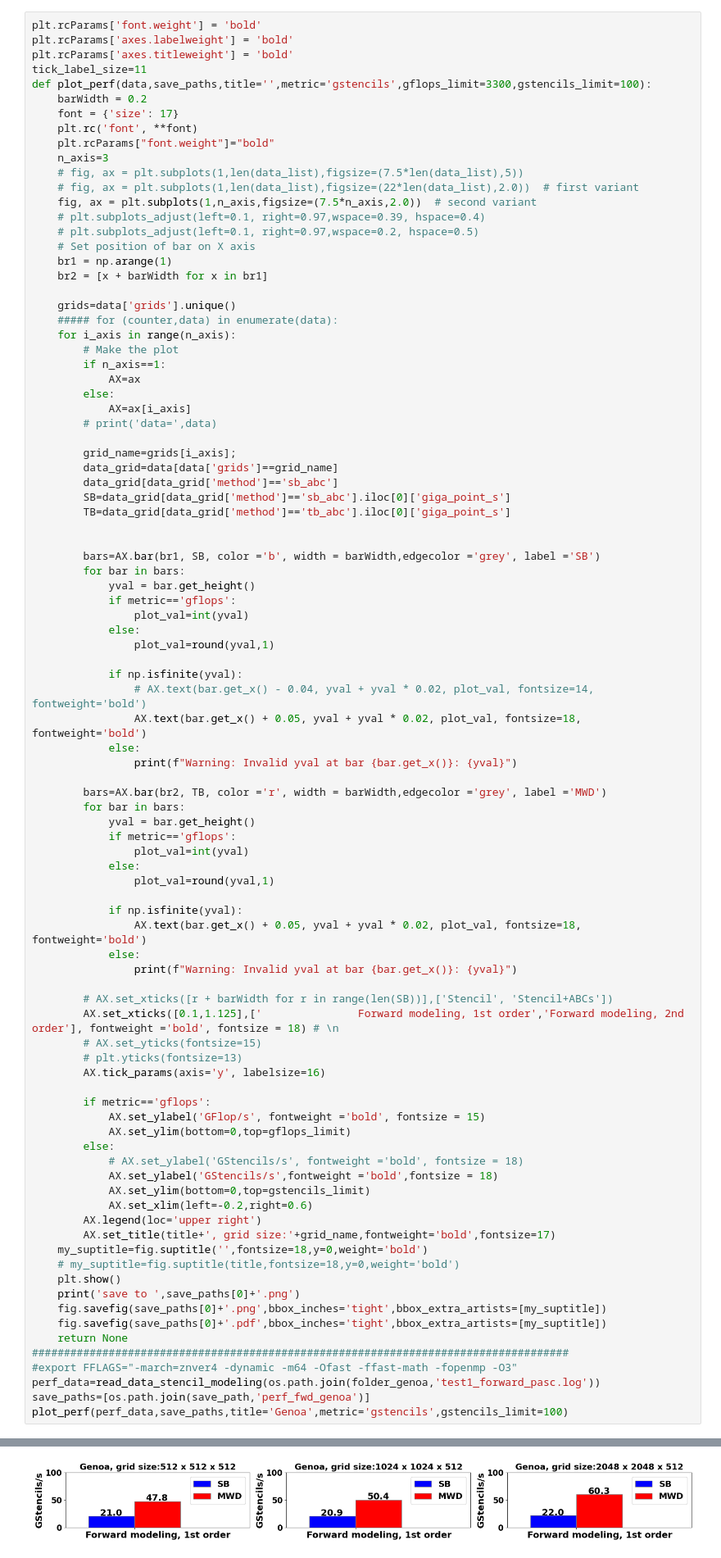
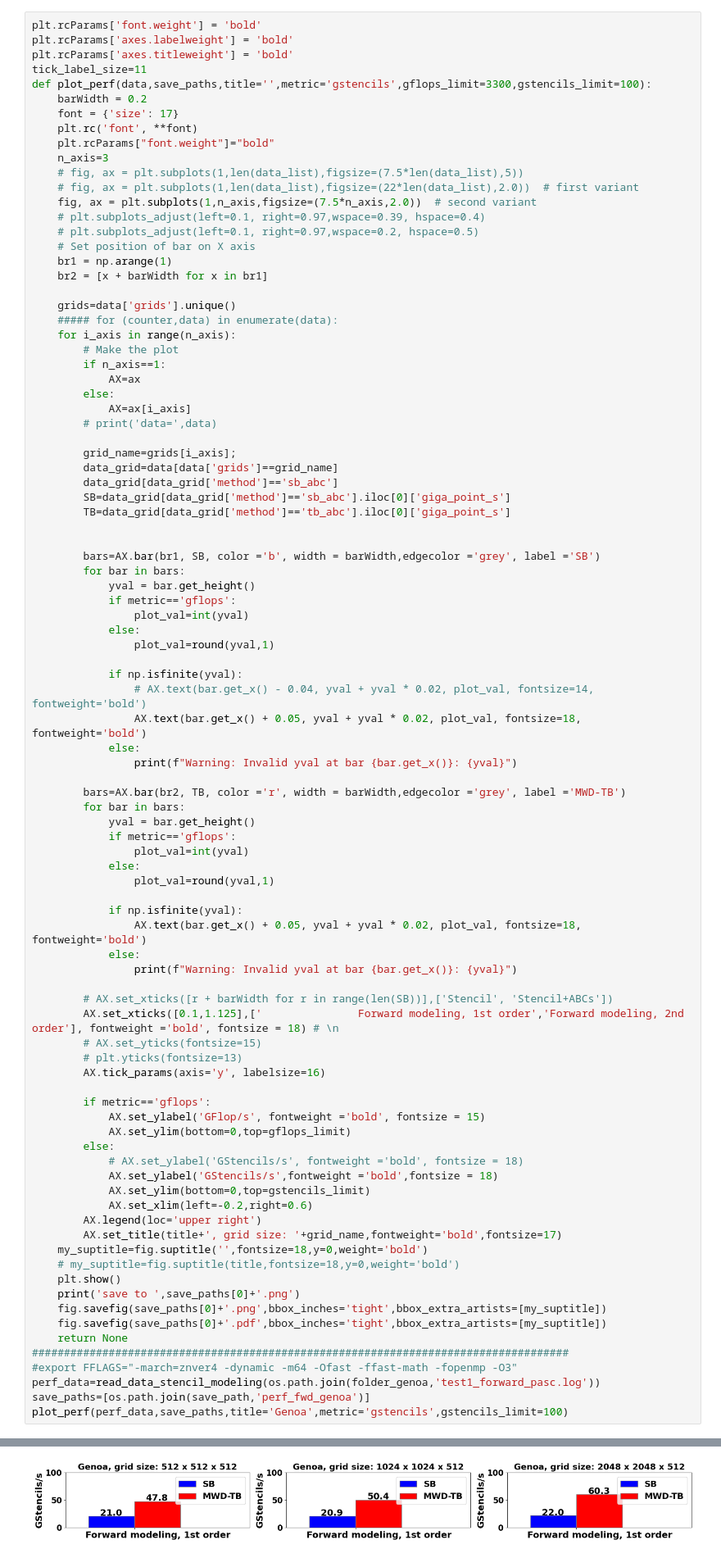
Before and after one commit to panzerkpfw6/panzer_repo, a Jupyter notebook: scripts_useful/python/stencil_rtm_performance_research.ipynb, the cells around one changed output, grey strips where cells are left out. Shown: that part at 82% size. Saved outputs shown, nothing was run; the diff lists cells and outputs as text.

```diff
--- a/scripts_useful/python/stencil_rtm_performance_research.ipynb
+++ b/scripts_useful/python/stencil_rtm_performance_research.ipynb
@@ -457,7 +457,7 @@ def plot_perf(data,save_paths,title='',metric='gstencils',gflops_limit=3300,gste
             else:
                 print(f"Warning: Invalid yval at bar {bar.get_x()}: {yval}")
 
-        bars=AX.bar(br2, TB, color ='r', width = barWidth,edgecolor ='grey', label ='MWD')
+        bars=AX.bar(br2, TB, color ='r', width = barWidth,edgecolor ='grey', label ='MWD-TB')
         for bar in bars:
             yval = bar.get_height()
             if metric=='gflops':
@@ -475,33 +475,33 @@ def plot_perf(data,save_paths,title='',metric='gstencils',gflops_limit=3300,gste
         # AX.set_yticks(fontsize=15)
         # plt.yticks(fontsize=13)
         AX.tick_params(axis='y', labelsize=16)
 
         if metric=='gflops':
             AX.set_ylabel('GFlop/s', fontweight ='bold', fontsize = 15)
             AX.set_ylim(bottom=0,top=gflops_limit)
         else:
             # AX.set_ylabel('GStencils/s', fontweight ='bold', fontsize = 18)
             AX.set_ylabel('GStencils/s',fontweight ='bold',fontsize = 18)
             AX.set_ylim(bottom=0,top=gstencils_limit)
             AX.set_xlim(left=-0.2,right=0.6)
         AX.legend(loc='upper right')
-        AX.set_title(title+', grid size:'+grid_name,fontweight='bold',fontsize=17)
+        AX.set_title(title+', grid size: '+grid_name,fontweight='bold',fontsize=17)
     my_suptitle=fig.suptitle('',fontsize=18,y=0,weight='bold')
     # my_suptitle=fig.suptitle(title,fontsize=18,y=0,weight='bold')
     plt.show()
     print('save to ',save_paths[0]+'.png')
     fig.savefig(save_paths[0]+'.png',bbox_inches='tight',bbox_extra_artists=[my_suptitle])
     fig.savefig(save_paths[0]+'.pdf',bbox_inches='tight',bbox_extra_artists=[my_suptitle])
     return None
 ####################################################################################
 #export FFLAGS="-march=znver4 -dynamic -m64 -Ofast -ffast-math -fopenmp -O3"
 perf_data=read_data_stencil_modeling(os.path.join(folder_genoa,'test1_forward_pasc.log'))
 save_paths=[os.path.join(save_path,'perf_fwd_genoa')]
 plot_perf(perf_data,save_paths,title='Genoa',metric='gstencils',gstencils_limit=100)
 # %% [output]
 /media/plotnips/sdd1/Dropbox/PhD_proposal/work_with_david/Exawave_3_handover/stencil_rtm_ordering/scripts_useful/python
 Index(['method', 'times', 'giga_point_s', 'grids', 'cb_size', 'cb_x', 'cb_y',
        'cb_z', 'thx', 'thy', 'thz', 'tdim', 'numwf'],
       dtype='object')
-[figure, old version]
+[figure, new version]
 save to  /media/plotnips/sdd1/Dropbox/Apps/Overleaf/pavel_phd_thesis/fig/rtm/figures/performances/perf_fwd_genoa.png
```
Also changed, not shown: parts of 3 cells of this notebook, 1 other file.
